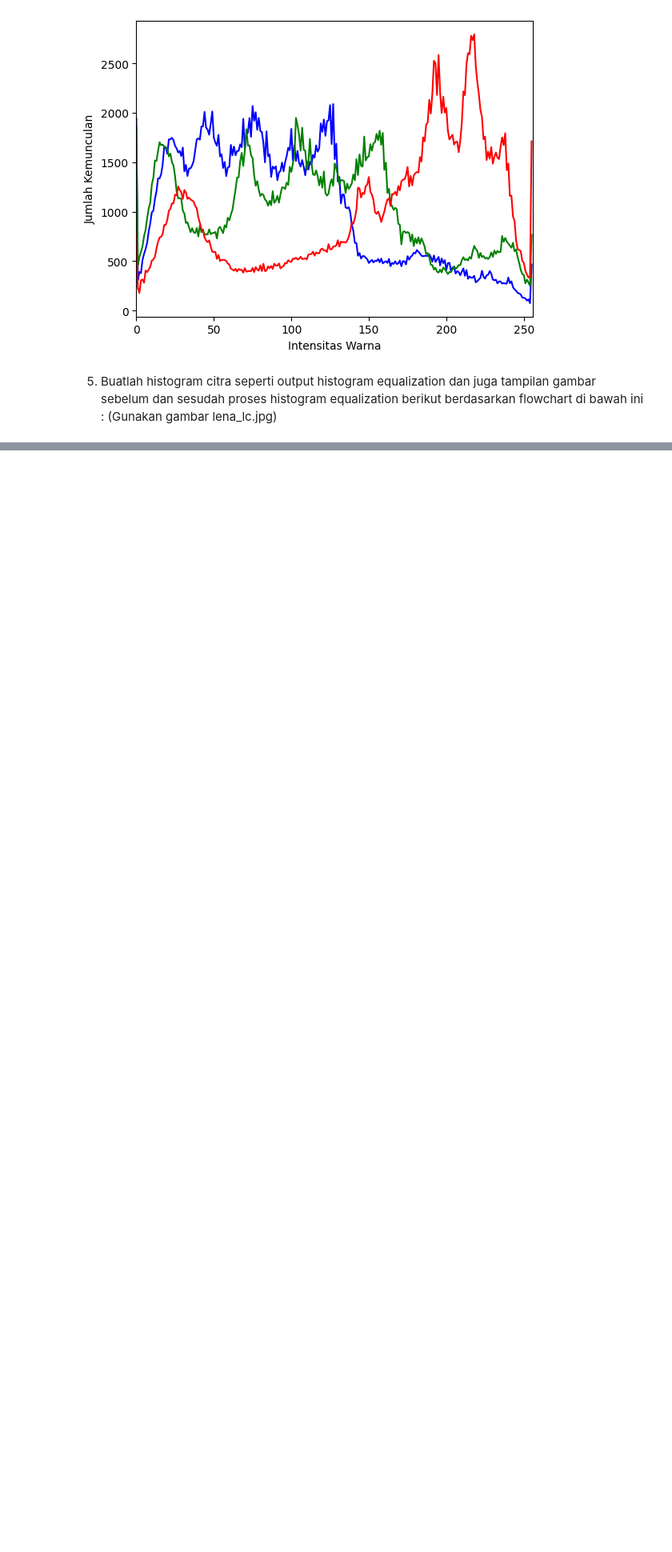
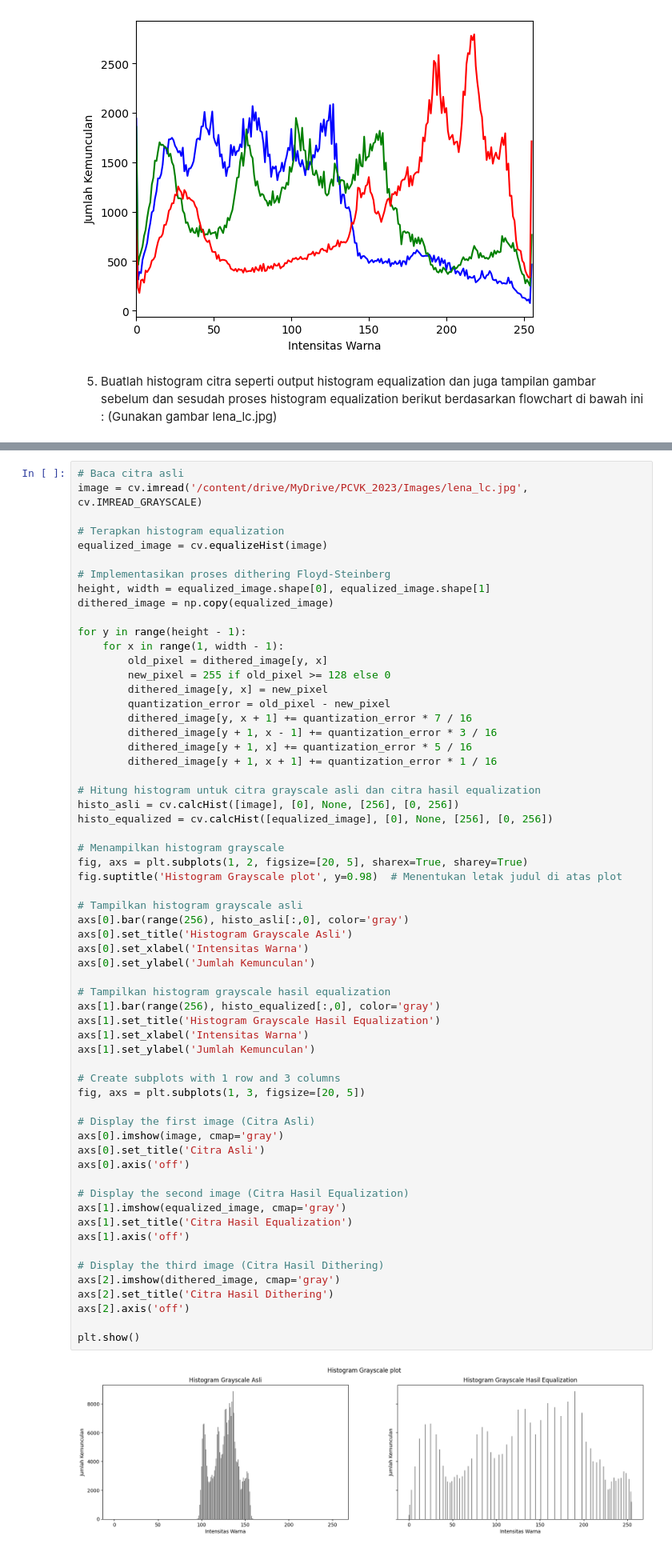
Before and after one commit to shofiaayuu/PCVK_Ganjil_2023, a Jupyter notebook: Week6.ipynb, the cells around one changed output, grey strips where cells are left out. Shown at 80% size. Drawn from its saved outputs; the diff is of its cells as text; blank space fills up the shorter version.

```diff
--- a/Week6.ipynb
+++ b/Week6.ipynb
@@ -191,0 +381,63 @@ else:
+# %%
+# Baca citra asli
+image = cv.imread('/content/drive/MyDrive/PCVK_2023/Images/lena_lc.jpg', cv.IMREAD_GRAYSCALE)
+
+# Terapkan histogram equalization
+equalized_image = cv.equalizeHist(image)
+
+# Implementasikan proses dithering Floyd-Steinberg
+height, width = equalized_image.shape[0], equalized_image.shape[1]
+dithered_image = np.copy(equalized_image)
+
+for y in range(height - 1):
+    for x in range(1, width - 1):
+        old_pixel = dithered_image[y, x]
+        new_pixel = 255 if old_pixel >= 128 else 0
+        dithered_image[y, x] = new_pixel
+        quantization_error = old_pixel - new_pixel
+        dithered_image[y, x + 1] += quantization_error * 7 / 16
+        dithered_image[y + 1, x - 1] += quantization_error * 3 / 16
+        dithered_image[y + 1, x] += quantization_error * 5 / 16
+        dithered_image[y + 1, x + 1] += quantization_error * 1 / 16
+
+# Hitung histogram untuk citra grayscale asli dan citra hasil equalization
+histo_asli = cv.calcHist([image], [0], None, [256], [0, 256])
+histo_equalized = cv.calcHist([equalized_image], [0], None, [256], [0, 256])
+
+# Menampilkan histogram grayscale
+fig, axs = plt.subplots(1, 2, figsize=[20, 5], sharex=True, sharey=True)
+fig.suptitle('Histogram Grayscale plot', y=0.98)  # Menentukan letak judul di atas plot
+
+# Tampilkan histogram grayscale asli
+axs[0].bar(range(256), histo_asli[:,0], color='gray')
+axs[0].set_title('Histogram Grayscale Asli')
+axs[0].set_xlabel('Intensitas Warna')
+axs[0].set_ylabel('Jumlah Kemunculan')
+
+# Tampilkan histogram grayscale hasil equalization
+axs[1].bar(range(256), histo_equalized[:,0], color='gray')
+axs[1].set_title('Histogram Grayscale Hasil Equalization')
+axs[1].set_xlabel('Intensitas Warna')
+axs[1].set_ylabel('Jumlah Kemunculan')
+
+# Create subplots with 1 row and 3 columns
+fig, axs = plt.subplots(1, 3, figsize=[20, 5])
+
+# Display the first image (Citra Asli)
+axs[0].imshow(image, cmap='gray')
+axs[0].set_title('Citra Asli')
+axs[0].axis('off')
+
+# Display the second image (Citra Hasil Equalization)
+axs[1].imshow(equalized_image, cmap='gray')
+axs[1].set_title('Citra Hasil Equalization')
+axs[1].axis('off')
+
+# Display the third image (Citra Hasil Dithering)
+axs[2].imshow(dithered_image, cmap='gray')
+axs[2].set_title('Citra Hasil Dithering')
+axs[2].axis('off')
+
+plt.show()
+# %% [output]
+[figure, added]
```
Also changed, not shown: parts of 8 cells of this notebook.
